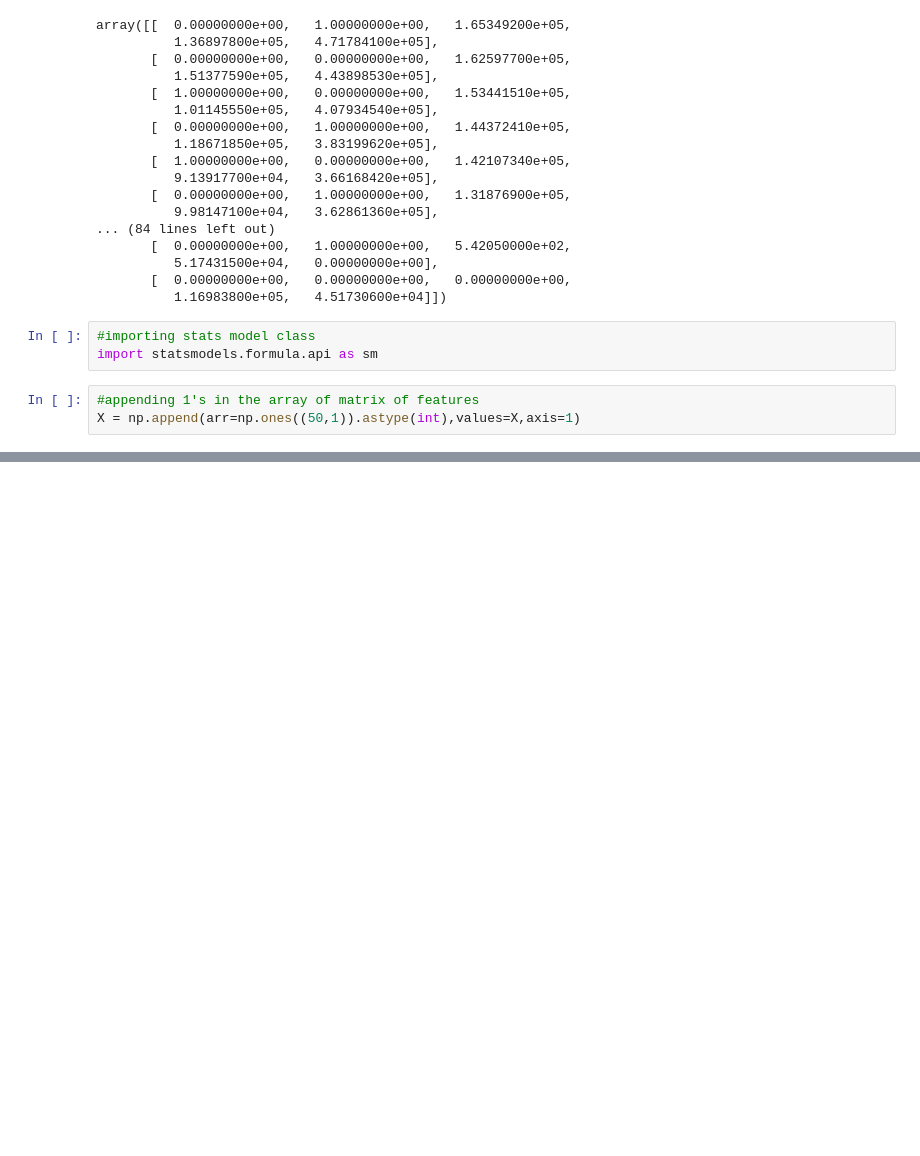
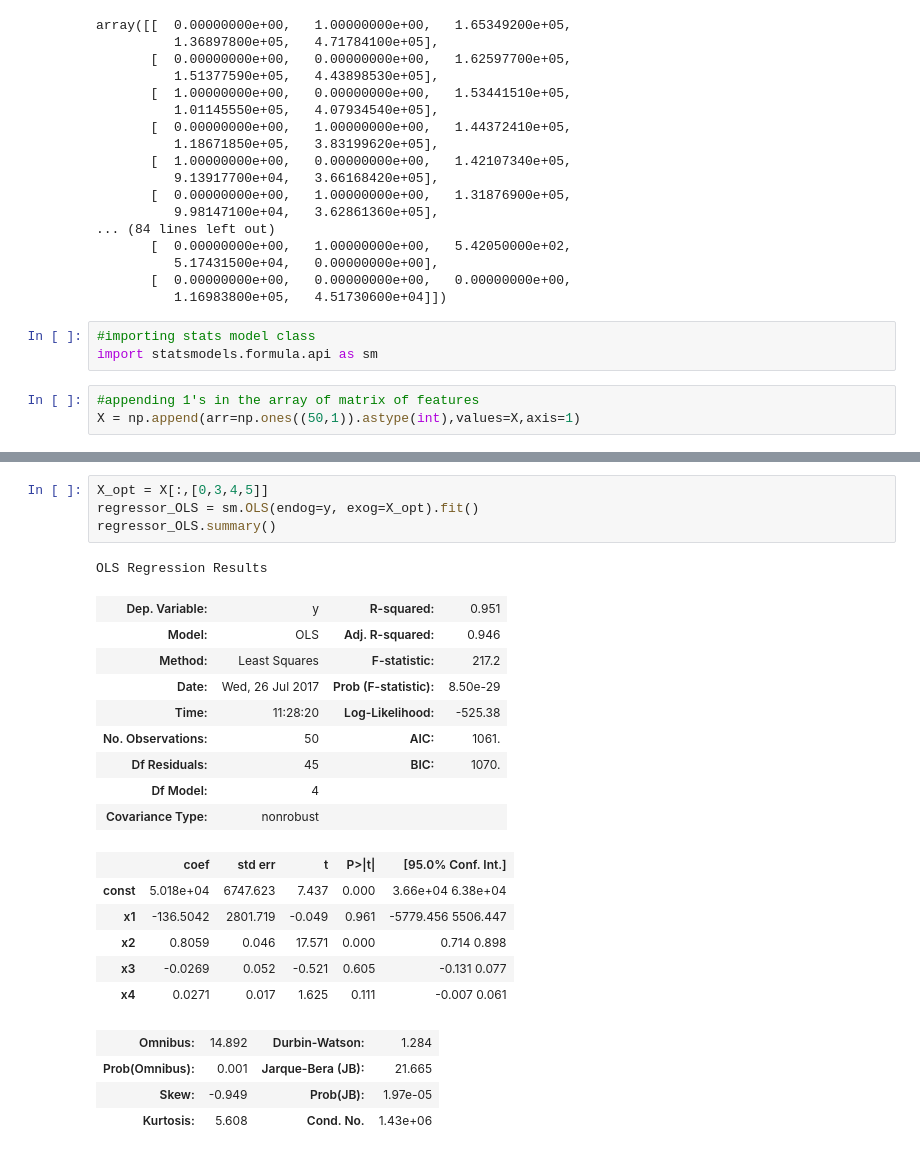
Before and after one commit to sathishkumar95/Machine-Learning, a Jupyter notebook: Part 2 - Regression/Section 5 - Multiple Linear Regression/Multiple_Linear_Regression/code.ipynb, the cells around one changed output, grey strips where cells are left out. Drawn from its saved outputs; the diff is of its cells as text; blank space fills up the shorter version.

```diff
--- a/Part 2 - Regression/Section 5 - Multiple Linear Regression/Multiple_Linear_Regression/code.ipynb
+++ b/Part 2 - Regression/Section 5 - Multiple Linear Regression/Multiple_Linear_Regression/code.ipynb
@@ -176,0 +197,25 @@ AttributeError: 'NoneType' object has no attribute 'shape'
+# %%
+X_opt = X[:,[0,3,4,5]]
+regressor_OLS = sm.OLS(endog=y, exog=X_opt).fit()
+regressor_OLS.summary()
+# %% [output]
+OLS Regression Results
+| Dep. Variable: | y | R-squared: | 0.951 |
+| Model: | OLS | Adj. R-squared: | 0.946 |
+| Method: | Least Squares | F-statistic: | 217.2 |
+| Date: | Wed, 26 Jul 2017 | Prob (F-statistic): | 8.50e-29 |
+| Time: | 11:28:20 | Log-Likelihood: | -525.38 |
+| No. Observations: | 50 | AIC: | 1061. |
+| Df Residuals: | 45 | BIC: | 1070. |
+| Df Model: | 4 |  |  |
+| Covariance Type: | nonrobust |  |  |
+|  | coef | std err | t | P>|t| | [95.0% Conf. Int.] |
+| const | 5.018e+04 | 6747.623 | 7.437 | 0.000 | 3.66e+04 6.38e+04 |
+| x1 | -136.5042 | 2801.719 | -0.049 | 0.961 | -5779.456 5506.447 |
+| x2 | 0.8059 | 0.046 | 17.571 | 0.000 | 0.714 0.898 |
+| x3 | -0.0269 | 0.052 | -0.521 | 0.605 | -0.131 0.077 |
+| x4 | 0.0271 | 0.017 | 1.625 | 0.111 | -0.007 0.061 |
+| Omnibus: | 14.892 | Durbin-Watson: | 1.284 |
+| Prob(Omnibus): | 0.001 | Jarque-Bera (JB): | 21.665 |
+| Skew: | -0.949 | Prob(JB): | 1.97e-05 |
+| Kurtosis: | 5.608 | Cond. No. | 1.43e+06 |
```
Also changed, not shown: parts of 3 cells of this notebook.
